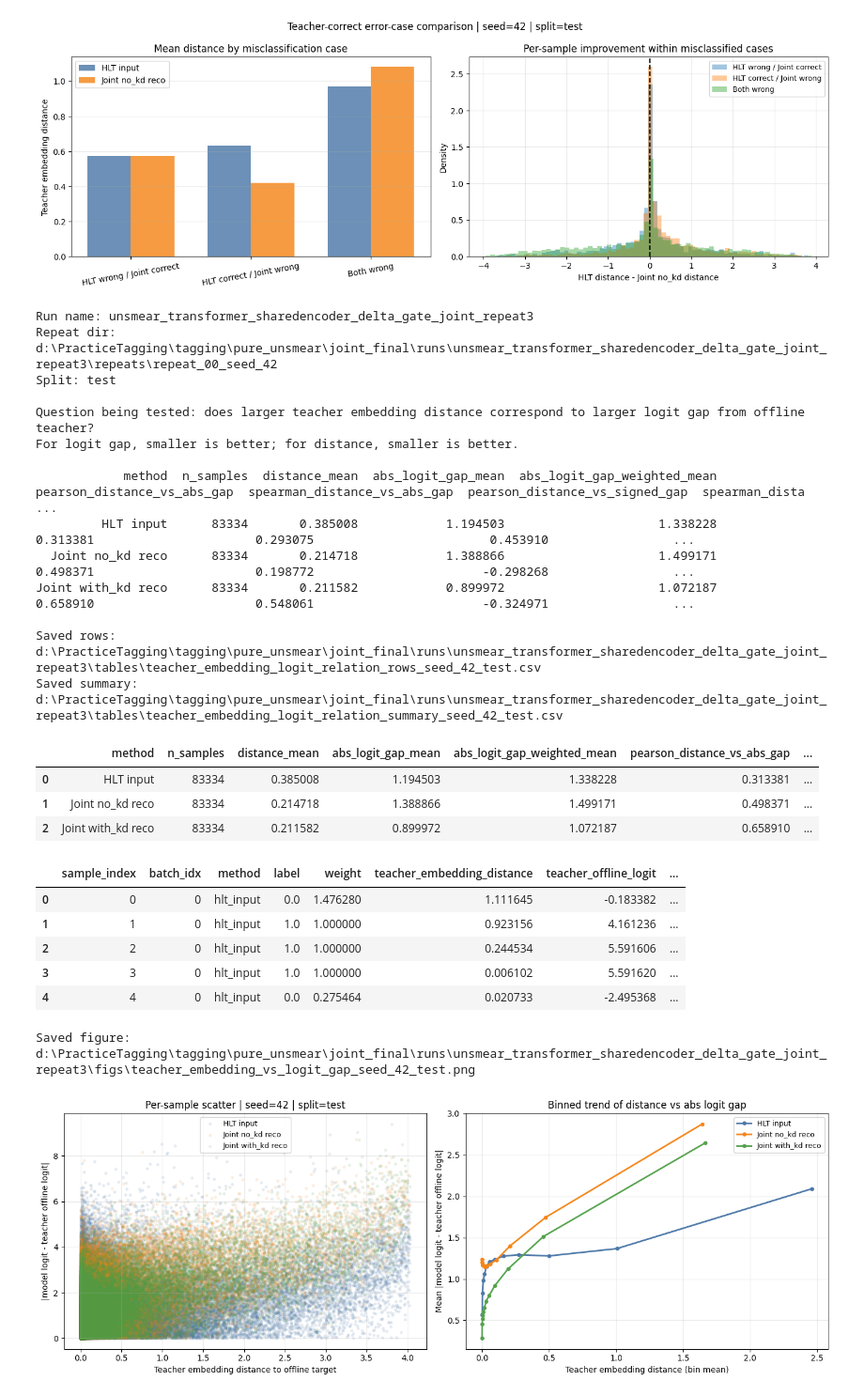
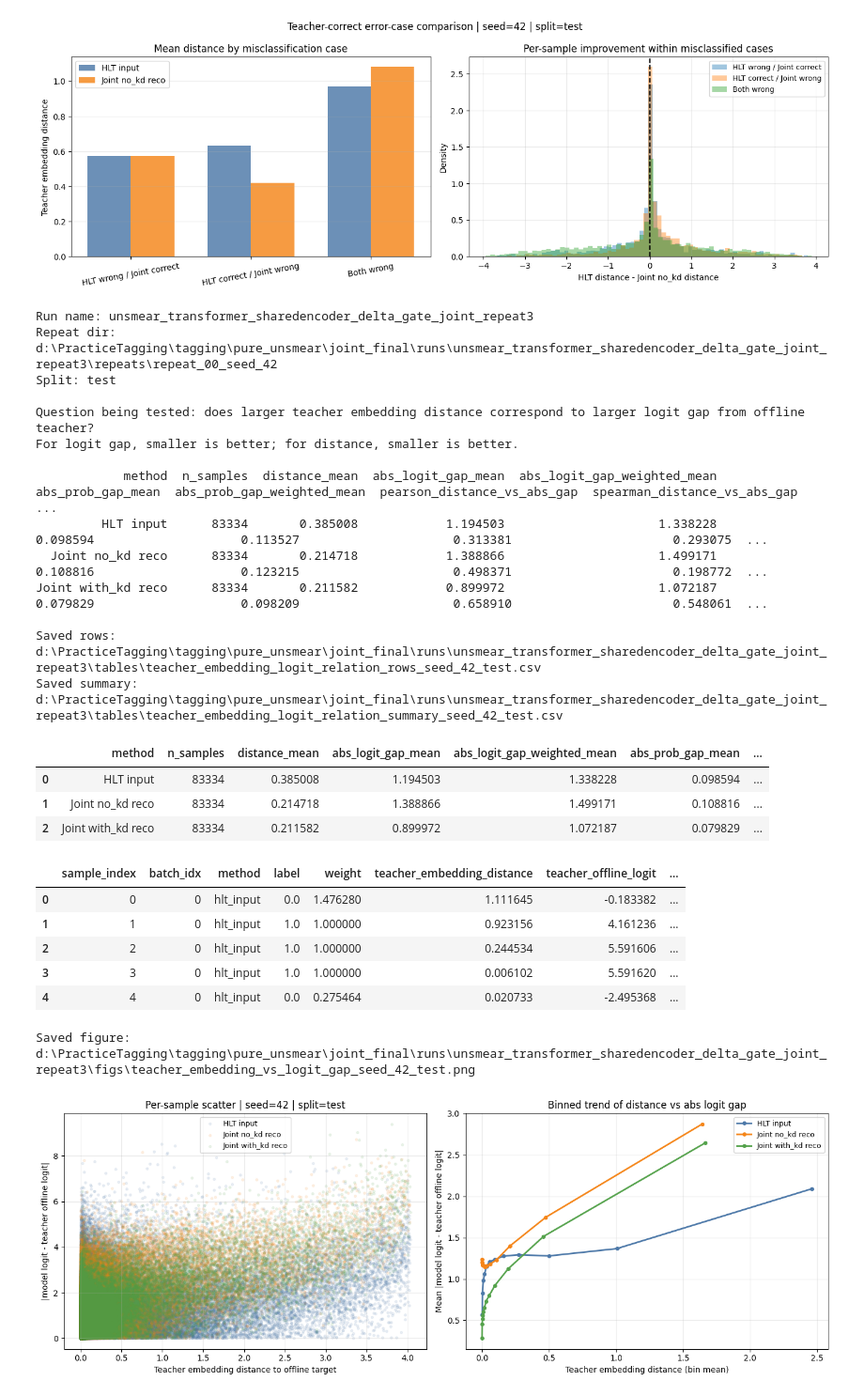
Before and after one commit to 29384729/Tagging, a Jupyter notebook: pure_unsmear/joint_final/unsmear_transformer_sharedencoder_origin_undetached.ipynb, the cells around one changed output. Shown at 94% size. Drawn from its saved outputs; the diff is of its cells as text; code cells hidden in the pictures.

```diff
--- a/pure_unsmear/joint_final/unsmear_transformer_sharedencoder_origin_undetached.ipynb
+++ b/pure_unsmear/joint_final/unsmear_transformer_sharedencoder_origin_undetached.ipynb
@@ -2177,26 +2177,33 @@ def collect_distance_logit_rows(teacher, hlt, joint_no_kd, joint_with_kd, loader
         label_np = y_cls.detach().cpu().numpy()
         weight_np = w.detach().cpu().numpy()
 
+        teacher_off_prob_np = torch.sigmoid(teacher_off_logits).detach().cpu().numpy()
         per_method = {
             'hlt_input': {
                 'distance': per_sample_embedding_mse(hlt_z, target_z).detach().cpu().numpy(),
                 'logit': hlt_logits.detach().cpu().numpy(),
+                'prob': torch.sigmoid(hlt_logits).detach().cpu().numpy(),
             },
             'joint_no_kd_reco': {
                 'distance': per_sample_embedding_mse(reco_no_kd_z, target_z).detach().cpu().numpy(),
                 'logit': joint_no_kd_logits.detach().cpu().numpy(),
+                'prob': torch.sigmoid(joint_no_kd_logits).detach().cpu().numpy(),
             },
             'joint_with_kd_reco': {
                 'distance': per_sample_embedding_mse(reco_with_kd_z, target_z).detach().cpu().numpy(),
                 'logit': joint_with_kd_logits.detach().cpu().numpy(),
+                'prob': torch.sigmoid(joint_with_kd_logits).detach().cpu().numpy(),
             },
         }
 
         for method_name, payload in per_method.items():
             distance_np = payload['distance']
             logit_np = payload['logit']
+            prob_np = payload['prob']
             signed_gap_np = logit_np - teacher_off_logits_np
             abs_gap_np = np.abs(signed_gap_np)
+            prob_gap_signed_np = prob_np - teacher_off_prob_np
+            prob_gap_abs_np = np.abs(prob_gap_signed_np)
             for i in range(distance_np.shape[0]):
                 rows.append({
                     'sample_index': int(sample_offset + i),
@@ -2207,8 +2214,12 @@ def collect_distance_logit_rows(teacher, hlt, joint_no_kd, joint_with_kd, loader
                     'teacher_embedding_distance': float(distance_np[i]),
                     'teacher_offline_logit': float(teacher_off_logits_np[i]),
                     'model_logit': float(logit_np[i]),
+                    'teacher_offline_prob': float(teacher_off_prob_np[i]),
+                    'model_prob': float(prob_np[i]),
                     'logit_gap_signed': float(signed_gap_np[i]),
                     'logit_gap_abs': float(abs_gap_np[i]),
+                    'prob_gap_signed': float(prob_gap_signed_np[i]),
+                    'prob_gap_abs': float(prob_gap_abs_np[i]),
                 })
         sample_offset += int(x.shape[0])
     return pd.DataFrame(rows)
@@ -2273,10 +2284,14 @@ for method_name in method_order:
         'distance_mean': float(df_method['teacher_embedding_distance'].mean()),
         'abs_logit_gap_mean': float(df_method['logit_gap_abs'].mean()),
         'abs_logit_gap_weighted_mean': float(np.average(df_method['logit_gap_abs'].to_numpy(dtype=np.float64), weights=df_method['weight'].to_numpy(dtype=np.float64))) if float(df_method['weight'].sum()) > 0 else float(df_method['logit_gap_abs'].mean()),
+        'abs_prob_gap_mean': float(df_method['prob_gap_abs'].mean()),
+        'abs_prob_gap_weighted_mean': float(np.average(df_method['prob_gap_abs'].to_numpy(dtype=np.float64), weights=df_method['weight'].to_numpy(dtype=np.float64))) if float(df_method['weight'].sum()) > 0 else float(df_method['prob_gap_abs'].mean()),
         'pearson_distance_vs_abs_gap': corr_safe(df_method['teacher_embedding_distance'], df_method['logit_gap_abs'], method='pearson'),
         'spearman_distance_vs_abs_gap': corr_safe(df_method['teacher_embedding_distance'], df_method['logit_gap_abs'], method='spearman'),
         'pearson_distance_vs_signed_gap': corr_safe(df_method['teacher_embedding_distance'], df_method['logit_gap_signed'], method='pearson'),
         'spearman_distance_vs_signed_gap': corr_safe(df_method['teacher_embedding_distance'], df_method['logit_gap_signed'], method='spearman'),
+        'pearson_distance_vs_abs_prob_gap': corr_safe(df_method['teacher_embedding_distance'], df_method['prob_gap_abs'], method='pearson'),
+        'spearman_distance_vs_abs_prob_gap': corr_safe(df_method['teacher_embedding_distance'], df_method['prob_gap_abs'], method='spearman'),
     })
     binned_curves[method_name] = build_binned_curve(df_method, n_bins=12)
 summary_df = pd.DataFrame(summary_rows)
@@ -2333,41 +2348,41 @@ for method_name in method_order:
         curve_df['distance_bin_mean'].to_numpy(dtype=float),
         curve_df['abs_gap_mean'].to_numpy(dtype=float),
         marker='o',
         ms=4,
         lw=2.0,
         color=plot_color_map[method_name],
         label=display_name_map[method_name],
     )
 axes[1].set_xlabel('Teacher embedding distance (bin mean)')
 axes[1].set_ylabel('Mean |model logit - teacher offline logit|')
 axes[1].set_title('Binned trend of distance vs abs logit gap')
 axes[1].grid(True, alpha=0.25)
 axes[1].legend(fontsize=9)
 
 fig.tight_layout()
 fig_out = os.path.join(FIG_DIR, f'teacher_embedding_vs_logit_gap_seed_{int(TARGET_REPEAT_SEED)}_{safe_split}.png')
 plt.savefig(fig_out, dpi=160, bbox_inches='tight')
 print('Saved figure:', fig_out)
 plt.show()
 # %% [output]
 Run name: unsmear_transformer_sharedencoder_delta_gate_joint_repeat3
 Repeat dir: d:\PracticeTagging\tagging\pure_unsmear\joint_final\runs\unsmear_transformer_sharedencoder_delta_gate_joint_repeat3\repeats\repeat_00_seed_42
 Split: test
 
 Question being tested: does larger teacher embedding distance correspond to larger logit gap from offline teacher?
 For logit gap, smaller is better; for distance, smaller is better.
 
-            method  n_samples  distance_mean  abs_logit_gap_mean  abs_logit_gap_weighted_mean  pearson_distance_vs_abs_gap  spearman_distance_vs_abs_gap  pearson_distance_vs_signed_gap  spearman_dista ...
-         HLT input      83334       0.385008            1.194503                     1.338228                     0.313381                      0.293075                        0.453910                 ...
-  Joint no_kd reco      83334       0.214718            1.388866                     1.499171                     0.498371                      0.198772                       -0.298268                 ...
-Joint with_kd reco      83334       0.211582            0.899972                     1.072187                     0.658910                      0.548061                       -0.324971                 ...
+            method  n_samples  distance_mean  abs_logit_gap_mean  abs_logit_gap_weighted_mean  abs_prob_gap_mean  abs_prob_gap_weighted_mean  pearson_distance_vs_abs_gap  spearman_distance_vs_abs_gap  ...
+         HLT input      83334       0.385008            1.194503                     1.338228           0.098594                    0.113527                     0.313381                      0.293075  ...
+  Joint no_kd reco      83334       0.214718            1.388866                     1.499171           0.108816                    0.123215                     0.498371                      0.198772  ...
+Joint with_kd reco      83334       0.211582            0.899972                     1.072187           0.079829                    0.098209                     0.658910                      0.548061  ...
 
 Saved rows: d:\PracticeTagging\tagging\pure_unsmear\joint_final\runs\unsmear_transformer_sharedencoder_delta_gate_joint_repeat3\tables\teacher_embedding_logit_relation_rows_seed_42_test.csv
 Saved summary: d:\PracticeTagging\tagging\pure_unsmear\joint_final\runs\unsmear_transformer_sharedencoder_delta_gate_joint_repeat3\tables\teacher_embedding_logit_relation_summary_seed_42_test.csv
-|  | method | n_samples | distance_mean | abs_logit_gap_mean | abs_logit_gap_weighted_mean | pearson_distance_vs_abs_gap | ... |
-| 0 | HLT input | 83334 | 0.385008 | 1.194503 | 1.338228 | 0.313381 | ... |
-| 1 | Joint no_kd reco | 83334 | 0.214718 | 1.388866 | 1.499171 | 0.498371 | ... |
-| 2 | Joint with_kd reco | 83334 | 0.211582 | 0.899972 | 1.072187 | 0.658910 | ... |
+|  | method | n_samples | distance_mean | abs_logit_gap_mean | abs_logit_gap_weighted_mean | abs_prob_gap_mean | ... |
+| 0 | HLT input | 83334 | 0.385008 | 1.194503 | 1.338228 | 0.098594 | ... |
+| 1 | Joint no_kd reco | 83334 | 0.214718 | 1.388866 | 1.499171 | 0.108816 | ... |
+| 2 | Joint with_kd reco | 83334 | 0.211582 | 0.899972 | 1.072187 | 0.079829 | ... |
 |  | sample_index | batch_idx | method | label | weight | teacher_embedding_distance | teacher_offline_logit | ... |
 | 0 | 0 | 0 | hlt_input | 0.0 | 1.476280 | 1.111645 | -0.183382 | ... |
 | 1 | 1 | 0 | hlt_input | 1.0 | 1.000000 | 0.923156 | 4.161236 | ... |
```
Also changed, not shown: 3 other files.
